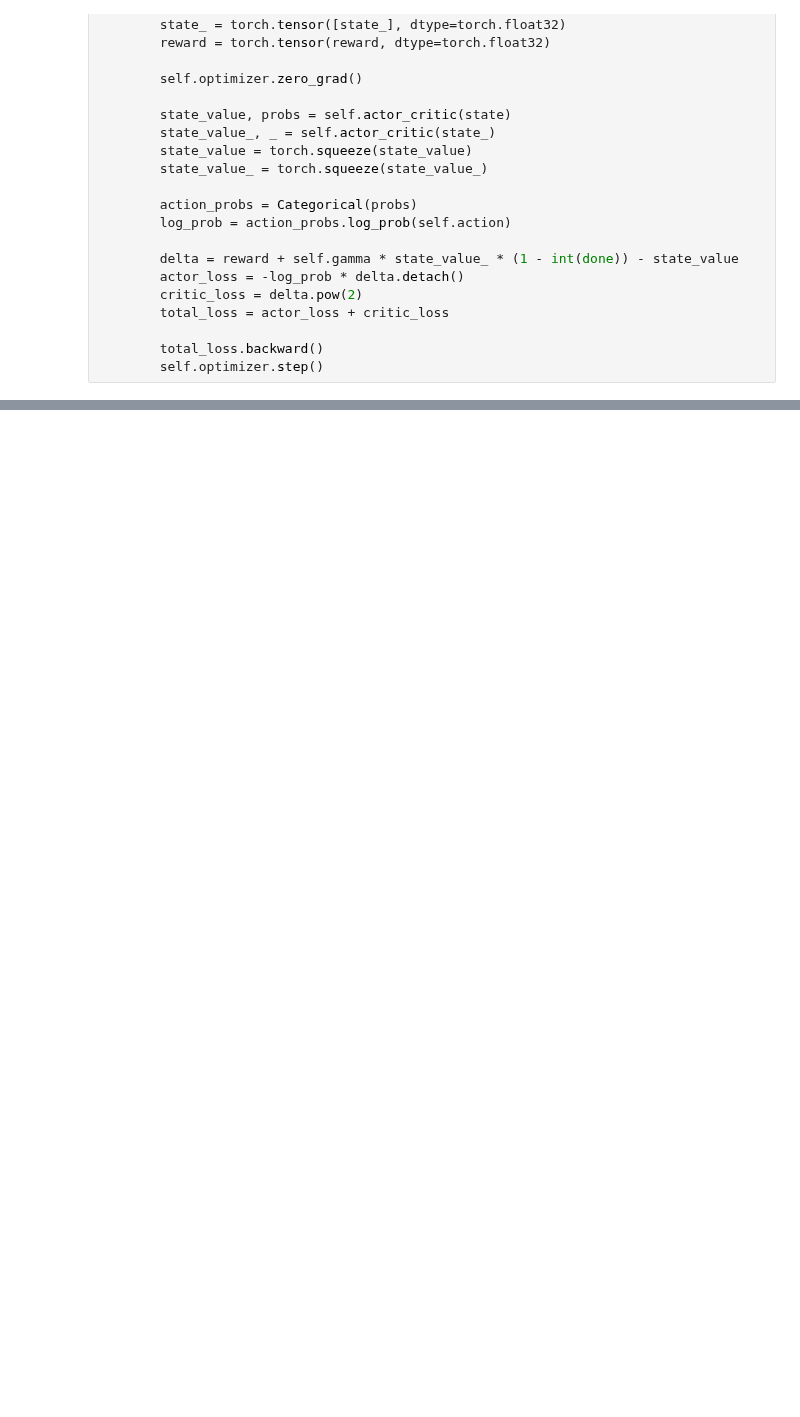
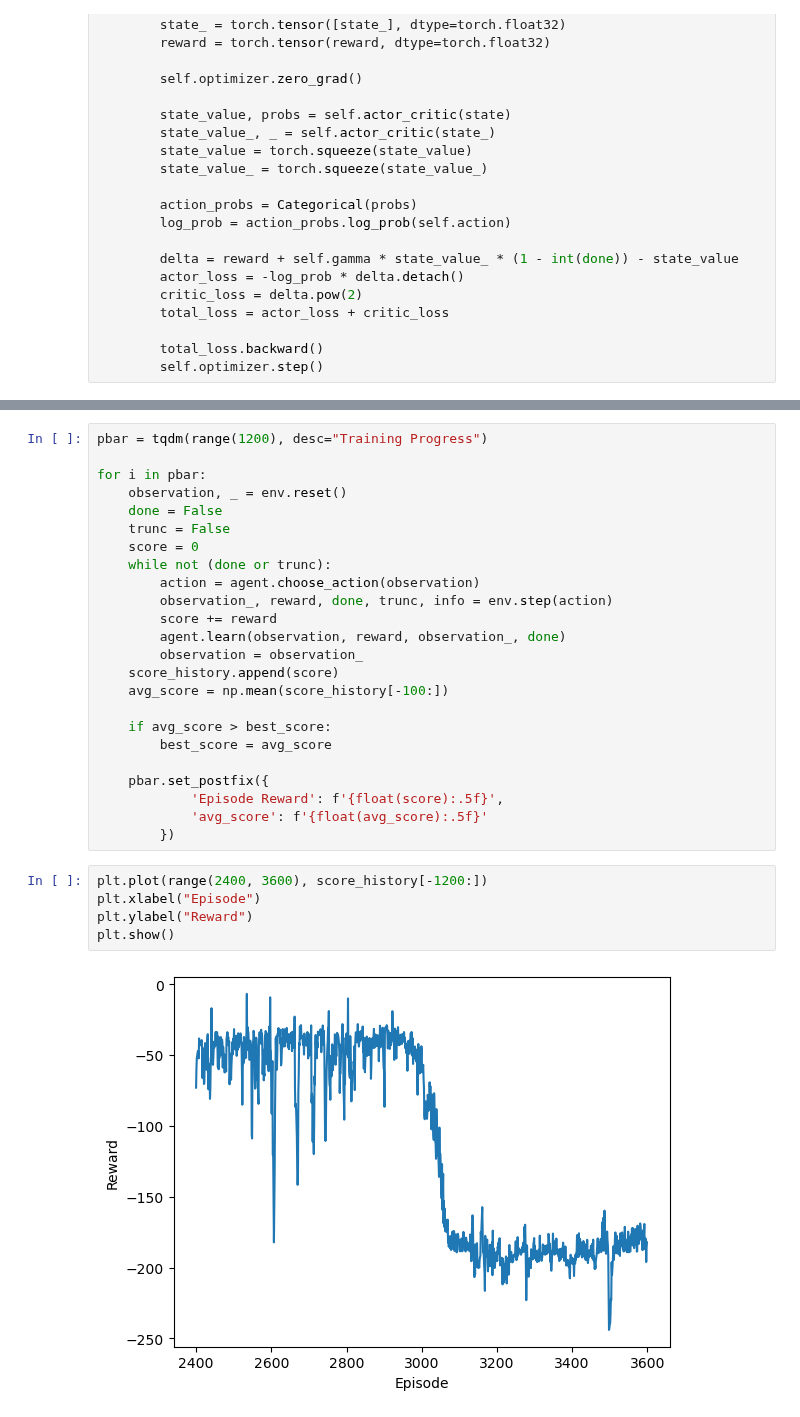
Before and after one commit to damurka5/RL_CDPR, a Jupyter notebook: mujoco_py/07_RL_ActorCritic.ipynb, the cells around one changed output, grey strips where cells are left out. Cells and saved outputs as stored; diff of their text form; blank space fills up the shorter version.

Commit message:
model ruins after 3000 episodes - ?

```diff
--- a/mujoco_py/07_RL_ActorCritic.ipynb
+++ b/mujoco_py/07_RL_ActorCritic.ipynb
@@ -187,0 +189,31 @@ plt.show()
+# %%
+pbar = tqdm(range(1200), desc="Training Progress")
+
+for i in pbar:
+    observation, _ = env.reset()
+    done = False
+    trunc = False
+    score = 0
+    while not (done or trunc):
+        action = agent.choose_action(observation)
+        observation_, reward, done, trunc, info = env.step(action)
+        score += reward
+        agent.learn(observation, reward, observation_, done)
+        observation = observation_
+    score_history.append(score)
+    avg_score = np.mean(score_history[-100:])
+
+    if avg_score > best_score:
+        best_score = avg_score
+
+    pbar.set_postfix({
+            'Episode Reward': f'{float(score):.5f}',
+            'avg_score': f'{float(avg_score):.5f}'
+        })
+# %%
+plt.plot(range(2400, 3600), score_history[-1200:])
+plt.xlabel("Episode")
+plt.ylabel("Reward")
+plt.show()
+# %% [output]
+[figure, added]
```
Also changed, not shown: parts of 4 cells of this notebook, 4 other files.
